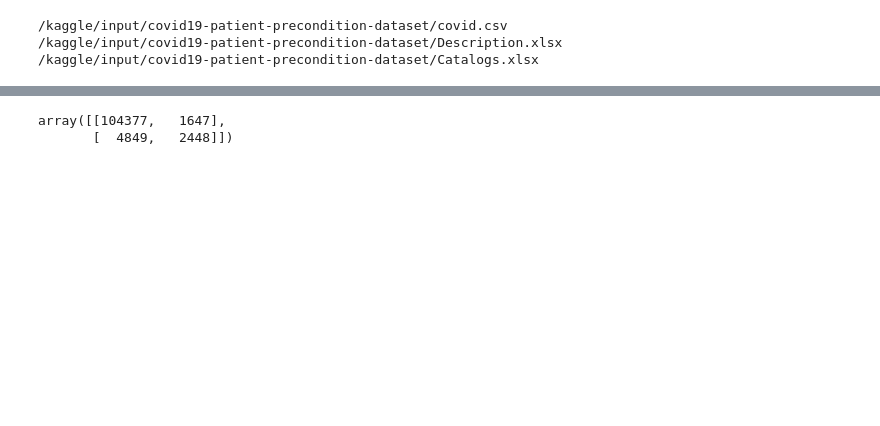
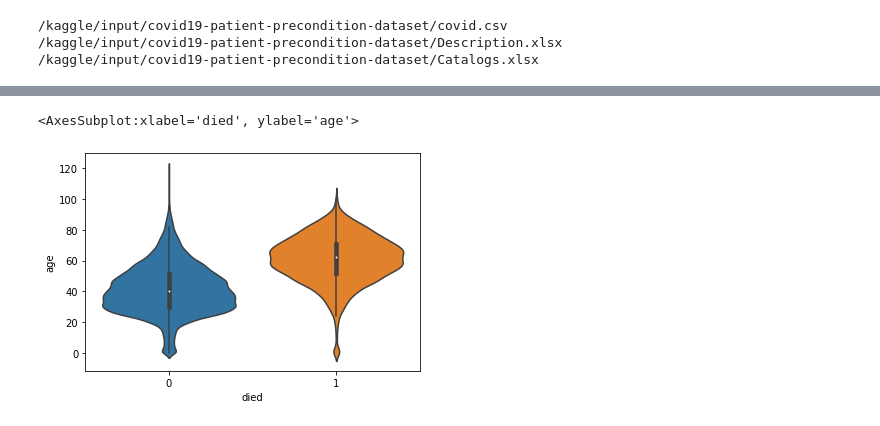
Before and after one commit to Sumeet2807/Kaggle-Covid19, a Jupyter notebook: notebook68138ddaa6.ipynb, the cells around one changed output, grey strips where cells are left out. Cells and saved outputs as stored; diff of their text form; code cells hidden in the pictures; blank space fills up the shorter version.

Commit message:
Kaggle Notebook | notebook68138ddaa6 | Version 2

```diff
--- a/notebook68138ddaa6.ipynb
+++ b/notebook68138ddaa6.ipynb
@@ -45,6 +23,10 @@ time.struct_time(tm_year=2012, tm_mon=7, tm_mday=12, tm_hour=0, tm_min=0, tm_sec
 # %%
+from datetime import datetime
+# datetime.strptime('2012-07-12', '%Y-%m-%d').timetuple()
+Df = pd.read_csv('/kaggle/input/covid19-patient-precondition-dataset/covid.csv').sample(frac=1)
 Df['died'] = (Df['date_died'].astype('string') != '9999-99-99').astype(int)
 Df['date_symptoms'] = pd.to_datetime(Df['date_symptoms'] ,format='%d-%m-%Y')
 Df['entry_date'] = pd.to_datetime(Df['entry_date'],format='%d-%m-%Y')
 
 Df['time_to_admission'] = (Df['entry_date'] - Df['date_symptoms']).dt.days
+Df
@@ -101,7 +117,9 @@ Please also refer to the documentation for alternative solver options:
+# %%
+import seaborn as sns
+
+sns.violinplot(y_test, X_test['age'])
+# %% [output]
+<AxesSubplot:xlabel='died', ylabel='age'>
+[figure, added]
 # %%
-from sklearn.metrics import confusion_matrix as cm
-
-cm(y_test,y_pred)
+from sklearn.ensemble import RandomForestClassifier as RFC
-# %% [output]
-array([[104377,   1647],
-       [  4849,   2448]])
```
Also changed, not shown: parts of 8 cells of this notebook.
